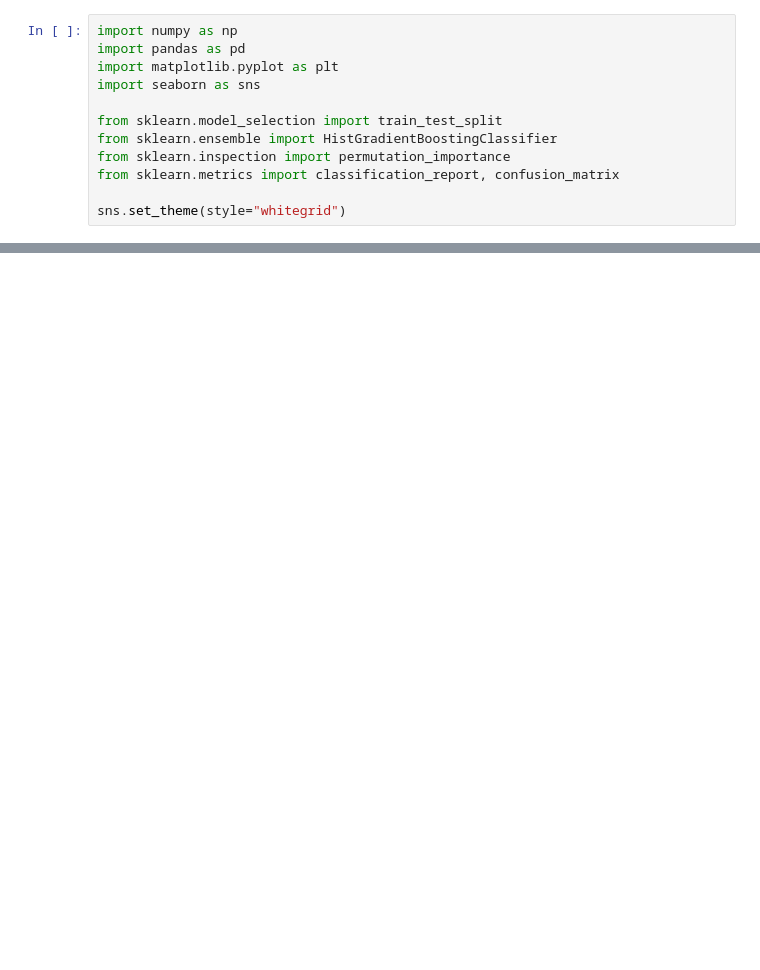
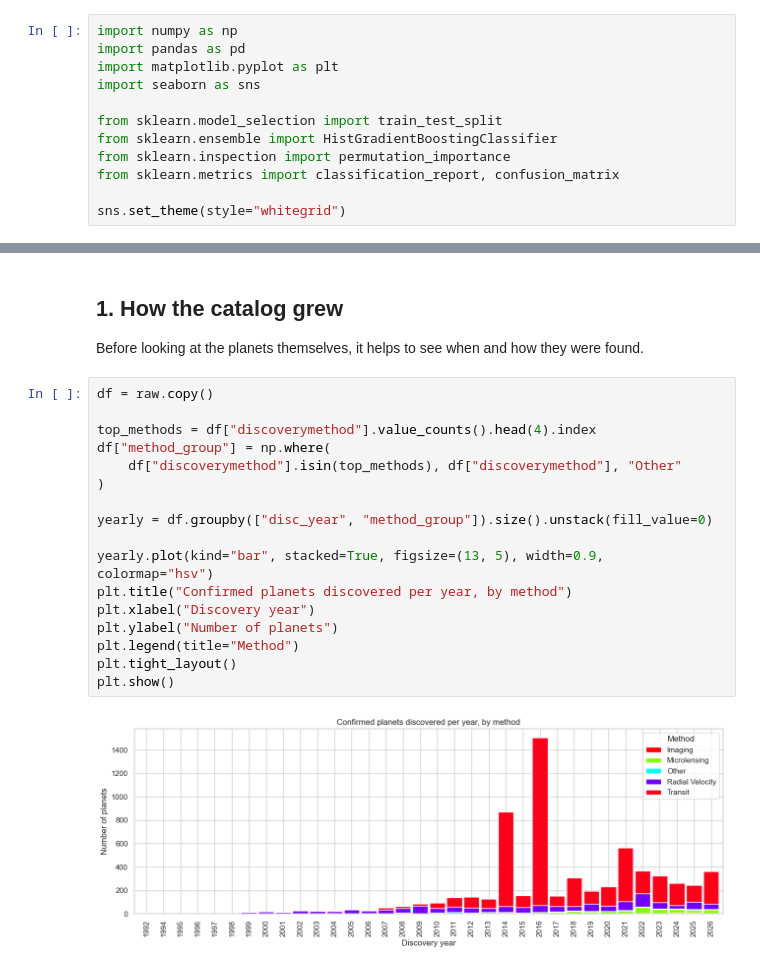
Before and after one commit to Rasul-Mushtaq/nasa-exoplanets, a Jupyter notebook: exoplanets.ipynb, the cells around one changed output, grey strips where cells are left out. Saved outputs shown, nothing was run; the diff lists cells and outputs as text; blank space fills up the shorter version.

```diff
--- a/exoplanets.ipynb
+++ b/exoplanets.ipynb
@@ -54,0 +68,23 @@ raw.head()
+# %% [markdown]
+## 1. How the catalog grew
+
+Before looking at the planets themselves, it helps to see when and how they were found.
+# %%
+df = raw.copy()
+
+top_methods = df["discoverymethod"].value_counts().head(4).index
+df["method_group"] = np.where(
+    df["discoverymethod"].isin(top_methods), df["discoverymethod"], "Other"
+)
+
+yearly = df.groupby(["disc_year", "method_group"]).size().unstack(fill_value=0)
+
+yearly.plot(kind="bar", stacked=True, figsize=(13, 5), width=0.9, colormap="hsv")
+plt.title("Confirmed planets discovered per year, by method")
+plt.xlabel("Discovery year")
+plt.ylabel("Number of planets")
+plt.legend(title="Method")
+plt.tight_layout()
+plt.show()
+# %% [output]
+[figure, added]
```
Also changed, not shown: parts of 7 cells of this notebook.
